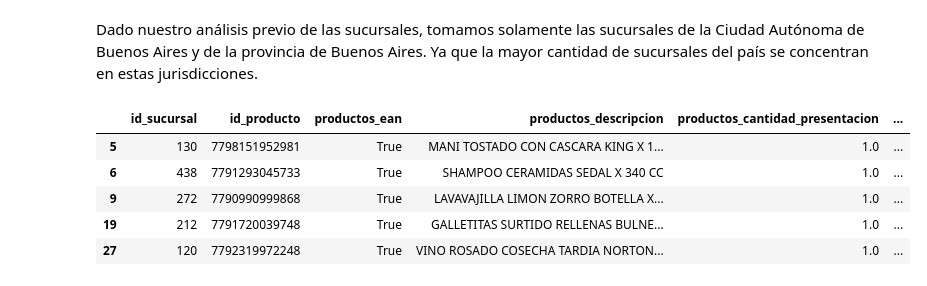
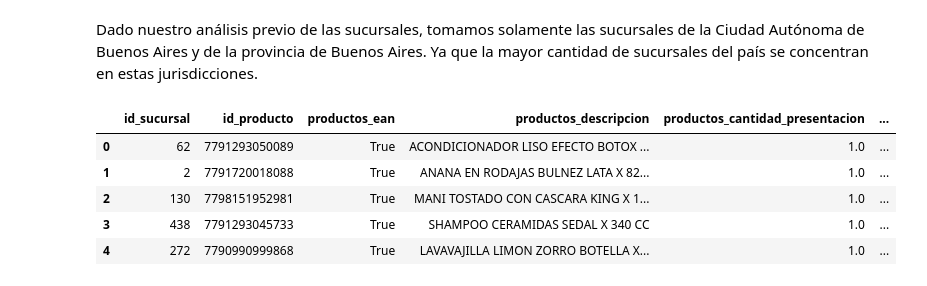
Before and after one commit to CEIA-MBer-ATacc/ceia_add_tps, a Jupyter notebook: TP1/analisis_dia_semana/2_lunes/TP1_productos.ipynb, the cells around one changed output. Cells and saved outputs as stored; diff of their text form; code cells hidden in the pictures.

Commit message:
[UPD] Refinamiento análisis tipo de comercio

```diff
--- a/TP1/analisis_dia_semana/2_lunes/TP1_productos.ipynb
+++ b/TP1/analisis_dia_semana/2_lunes/TP1_productos.ipynb
@@ -145,37 +125,31 @@ Dado nuestro análisis previo de las sucursales, tomamos solamente las sucursale
 # %%
 productos_df['dia_semana'] = dia_semana
 productos_df['id_sucursal'] = productos_df['id_sucursal'].astype(int)
 productos_df['productos_ean'] = productos_df['productos_ean'].astype(int).astype(bool)
 # Convertir la columna 'id_producto' a categórica
 productos_df['id_producto'] = productos_df['id_producto'].astype(int).astype(str).astype('category')
 productos_df['productos_unidad_medida_presentacion'] = productos_df['productos_unidad_medida_presentacion'].astype('category')
 productos_df['productos_marca'] = productos_df['productos_marca'].astype('category')
 productos_df['productos_unidad_medida_referencia'] = productos_df['productos_unidad_medida_referencia'].astype('category')
 
 # Mergear con sucursales
 sucursales_df = pd.read_excel('sucursales_procesado.xlsx')
 # Uno los dataframe por la columna de id_sucursal
-productos_df = pd.merge(productos_df, sucursales_df, on='id_sucursal', how='left')
-# Vamos a analizar las sucursales que son de la Ciudad Autónoma de Buenos Aires, de la provincia de Buenos Aires y del tipo supermercado
-productos_df = productos_df[
-    (productos_df['sucursales_provincia'] == 'Buenos Aires') |
-    (productos_df['sucursales_provincia'] == 'CABA')
-]
-productos_df = productos_df[productos_df['sucursales_tipo'] == 'Supermercado']
+productos_df = pd.merge(productos_df, sucursales_df, on='id_sucursal', how='inner')
 display(productos_df.head())
 
 # Ruta donde se guardará el zip
 zip_filename = 'productos_procesado.zip'
 csv_filename = 'productos_procesado.csv'
 
 # Crear el archivo zip y guardar el CSV dentro
 with zipfile.ZipFile(zip_filename, mode='w', compression=zipfile.ZIP_DEFLATED) as zf:
     with zf.open(csv_filename, mode='w') as f:
         productos_df.to_csv(f, sep='|', index=False)
 # %% [output]
 |  | id_sucursal | id_producto | productos_ean | productos_descripcion | productos_cantidad_presentacion | ... |
-| 5 | 130 | 7798151952981 | True | MANI TOSTADO CON CASCARA KING X 1... | 1.0 | ... |
-| 6 | 438 | 7791293045733 | True | SHAMPOO CERAMIDAS SEDAL X 340 CC | 1.0 | ... |
-| 9 | 272 | 7790990999868 | True | LAVAVAJILLA LIMON ZORRO BOTELLA X... | 1.0 | ... |
-| 19 | 212 | 7791720039748 | True | GALLETITAS SURTIDO RELLENAS BULNE... | 1.0 | ... |
-| 27 | 120 | 7792319972248 | True | VINO ROSADO COSECHA TARDIA NORTON... | 1.0 | ... |
+| 0 | 62 | 7791293050089 | True | ACONDICIONADOR LISO EFECTO BOTOX ... | 1.0 | ... |
+| 1 | 2 | 7791720018088 | True | ANANA EN RODAJAS BULNEZ LATA X 82... | 1.0 | ... |
+| 2 | 130 | 7798151952981 | True | MANI TOSTADO CON CASCARA KING X 1... | 1.0 | ... |
+| 3 | 438 | 7791293045733 | True | SHAMPOO CERAMIDAS SEDAL X 340 CC | 1.0 | ... |
+| 4 | 272 | 7790990999868 | True | LAVAVAJILLA LIMON ZORRO BOTELLA X... | 1.0 | ... |
```
Also changed, not shown: parts of 1 cell of this notebook, 37 other files.
